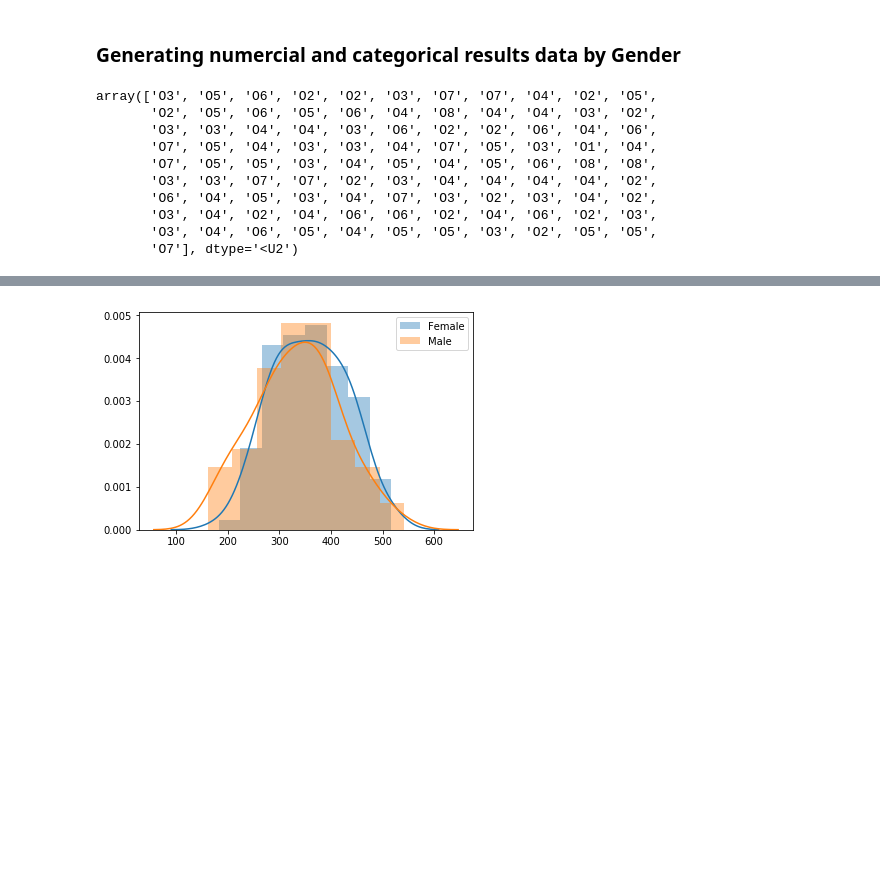
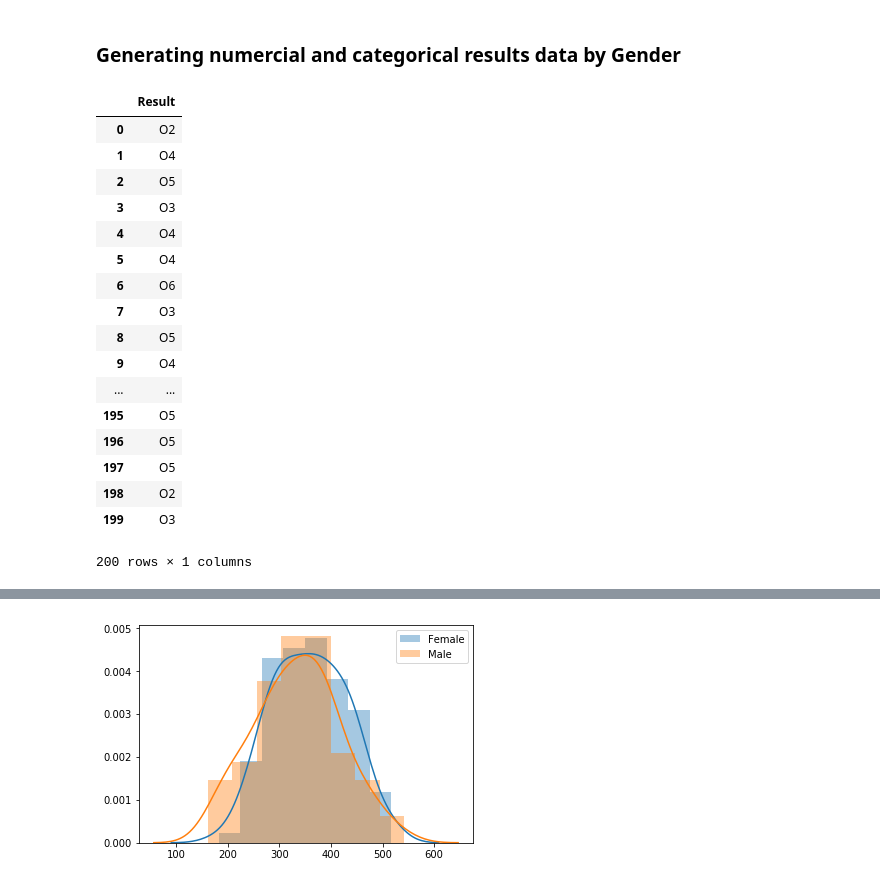
Before and after one commit to MarionMcG/python-fundamentals-project, a Jupyter notebook: exam-cohort.ipynb, the cells around one changed output, grey strips where cells are left out. Drawn from its saved outputs; the diff is of its cells as text; code cells hidden in the pictures; blank space fills up the shorter version.

Commit message:
Using np.choice to generate grades for male and female students

```diff
--- a/exam-cohort.ipynb
+++ b/exam-cohort.ipynb
@@ -150,17 +150,32 @@ I will begin my investigation with 100 female and 100 male students and I will t
 # %%
 from numpy.random import choice
 grades = ['O8', 'O7', 'O6', 'O5', 'O4', 'O3', 'O2', 'O1']
-fem_grades = choice((grades), 100,
-               p=[ 3/100, 5/100, 12/100, 1/5, 24/100, 22/100, 12/100, 1/50])
-draw
+fem_grades = choice((grades), 100, p=[ 3/100, 5/100, 12/100, 1/5, 24/100, 22/100, 12/100, 1/50])
+mal_grades = choice((grades), 100, p=[ 5/100, 7/100, 14/100, 21/100, 24/100, 19/100, 9/100, 1/100])
-# %% [output]
-array(['O3', 'O5', 'O6', 'O2', 'O2', 'O3', 'O7', 'O7', 'O4', 'O2', 'O5',
-       'O2', 'O5', 'O6', 'O5', 'O6', 'O4', 'O8', 'O4', 'O4', 'O3', 'O2',
-       'O3', 'O3', 'O4', 'O4', 'O3', 'O6', 'O2', 'O2', 'O6', 'O4', 'O6',
-       'O7', 'O5', 'O4', 'O3', 'O3', 'O4', 'O7', 'O5', 'O3', 'O1', 'O4',
-       'O7', 'O5', 'O5', 'O3', 'O4', 'O5', 'O4', 'O5', 'O6', 'O8', 'O8',
-       'O3', 'O3', 'O7', 'O7', 'O2', 'O3', 'O4', 'O4', 'O4', 'O4', 'O2',
-       'O6', 'O4', 'O5', 'O3', 'O4', 'O7', 'O3', 'O2', 'O3', 'O4', 'O2',
-       'O3', 'O4', 'O2', 'O4', 'O6', 'O6', 'O2', 'O4', 'O6', 'O2', 'O3',
-       'O3', 'O4', 'O6', 'O5', 'O4', 'O5', 'O5', 'O3', 'O2', 'O5', 'O5',
-       'O7'], dtype='<U2')
+# %%
+df4 = pd.DataFrame(fem_grades, columns=['Result'])
+#Adding simulated data to df(male)
+df5 = pd.DataFrame(mal_grades, columns=['Result'])
+#Combining both datasets in same column of the same df
+#Note this df has only one col, Result
+df4 = df4.append(df5, ignore_index=True)
+df4
+# %% [output]
+|  | Result |
+| 0 | O2 |
+| 1 | O4 |
+| 2 | O5 |
+| 3 | O3 |
+| 4 | O4 |
+| 5 | O4 |
+| 6 | O6 |
+| 7 | O3 |
+| 8 | O5 |
+| 9 | O4 |
+| ... | ... |
+| 195 | O5 |
+| 196 | O5 |
+| 197 | O5 |
+| 198 | O2 |
+| 199 | O3 |
+200 rows × 1 columns
```
Also changed, not shown: parts of 2 cells of this notebook.
